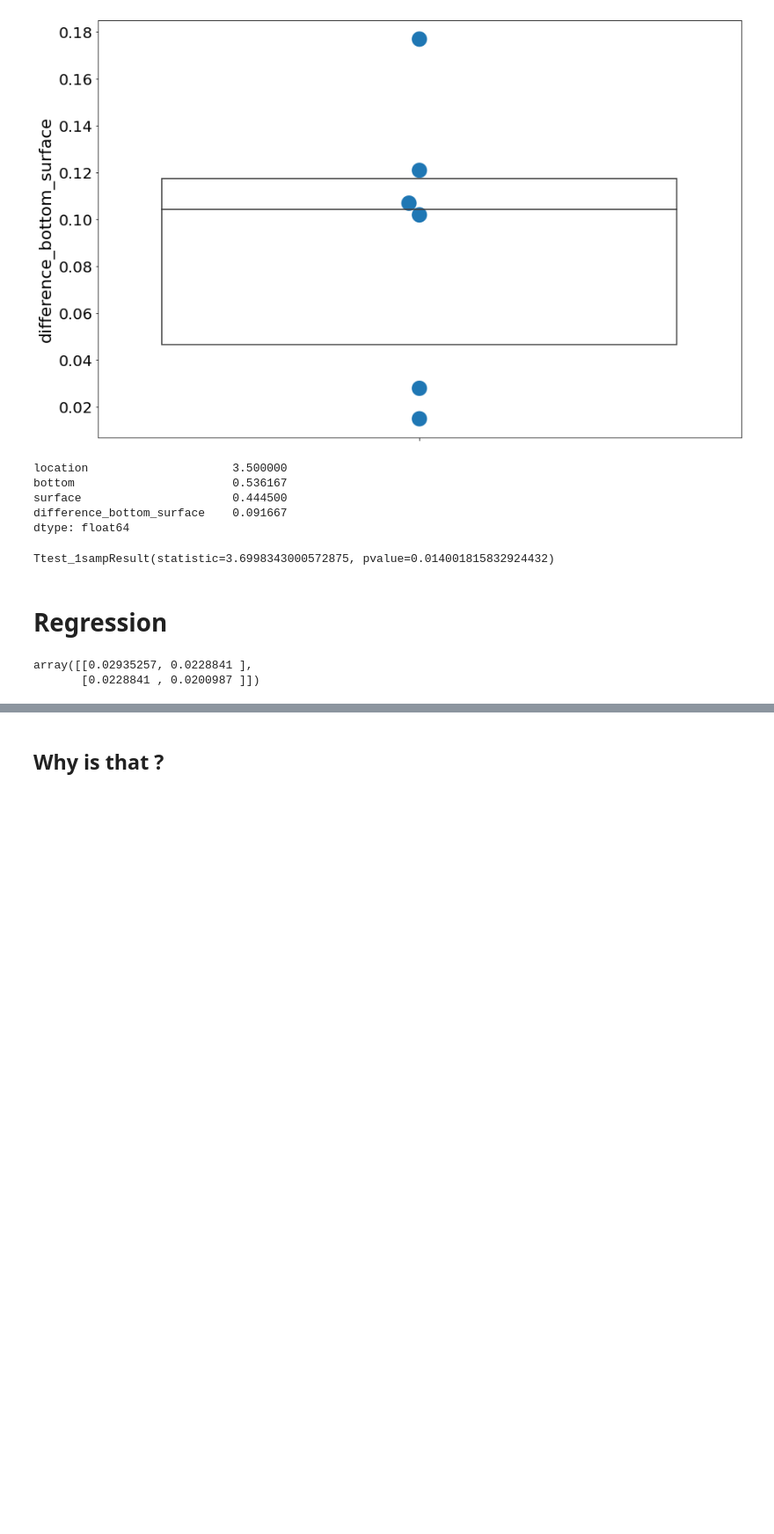
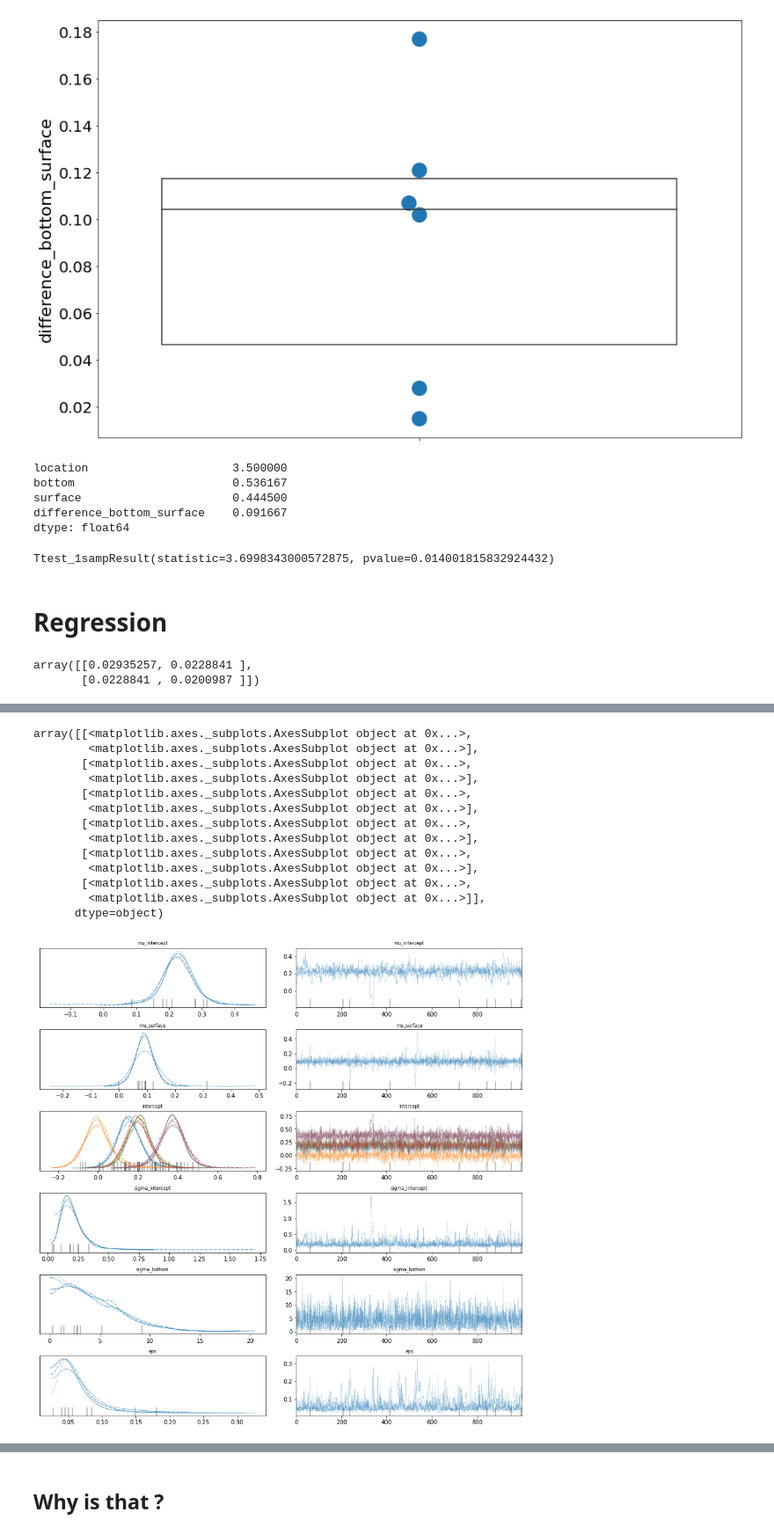
Before and after one commit to diegompin/lectures_network_medicine, a Jupyter notebook: notebooks/Lecture_CorrelatedData.ipynb, the cells around one changed output, grey strips where cells are left out. Shown at 88% size. Drawn from its saved outputs; the diff is of its cells as text; code cells hidden in the pictures; blank space fills up the shorter version.

```diff
--- a/notebooks/Lecture_CorrelatedData.ipynb
+++ b/notebooks/Lecture_CorrelatedData.ipynb
@@ -267,3 +288,27 @@ C(variable, Treatment(reference="surface"))[T.bottom]     0.0917      0.023
 Skew:                         -0.2968   Kurtosis:                      -0.9236
 Centered skew:                 0.0000   Centered kurtosis:             -1.1456
 ==============================================================================
+# %%
+
+import pymc3 as pm
+
+group_ids = [i-1 for i in df_zinc_concentration_melted['location'].values]
+treatments = df_zinc_concentration_melted['variable'].apply(lambda x: 1 if x == 'bottom' else 0)
+
+n_groups = len(np.unique(group_ids))
+
+with pm.Model() as hierarchical_model:
+    mu_intercept = pm.Normal('mu_intercept', mu=0, sigma=1)
+    sigma_intercept = pm.HalfNormal('sigma_intercept', 5.)
+    mu_surface = pm.Normal('mu_surface', mu=0., sigma=1)
+    sigma_bottom = pm.HalfNormal('sigma_bottom', 5.)
+
+    intercept = pm.Normal('intercept', mu=mu_intercept, sigma=sigma_intercept, shape=n_groups)
+
+    eps = pm.HalfCauchy('eps', 5.)
+
+    est = mu_intercept + intercept[group_ids] + mu_surface*treatments
+
+    like = pm.Normal('like', mu=est, sigma=eps, observed=df_zinc_concentration_melted['value'].values)
+
+    hierarchical_trace = pm.sample()
@@ -269,0 +326,17 @@ Centered skew:                 0.0000   Centered kurtosis:             -1.1456
+# %%
+pm.traceplot(hierarchical_trace)
+# %% [output]
+array([[<matplotlib.axes._subplots.AxesSubplot object at 0x...>,
+        <matplotlib.axes._subplots.AxesSubplot object at 0x...>],
+       [<matplotlib.axes._subplots.AxesSubplot object at 0x...>,
+        <matplotlib.axes._subplots.AxesSubplot object at 0x...>],
+       [<matplotlib.axes._subplots.AxesSubplot object at 0x...>,
+        <matplotlib.axes._subplots.AxesSubplot object at 0x...>],
+       [<matplotlib.axes._subplots.AxesSubplot object at 0x...>,
+        <matplotlib.axes._subplots.AxesSubplot object at 0x...>],
+       [<matplotlib.axes._subplots.AxesSubplot object at 0x...>,
+        <matplotlib.axes._subplots.AxesSubplot object at 0x...>],
+       [<matplotlib.axes._subplots.AxesSubplot object at 0x...>,
+        <matplotlib.axes._subplots.AxesSubplot object at 0x...>]],
+      dtype=object)
+[figure, added]
```
Also changed, not shown: parts of 11 cells of this notebook.
